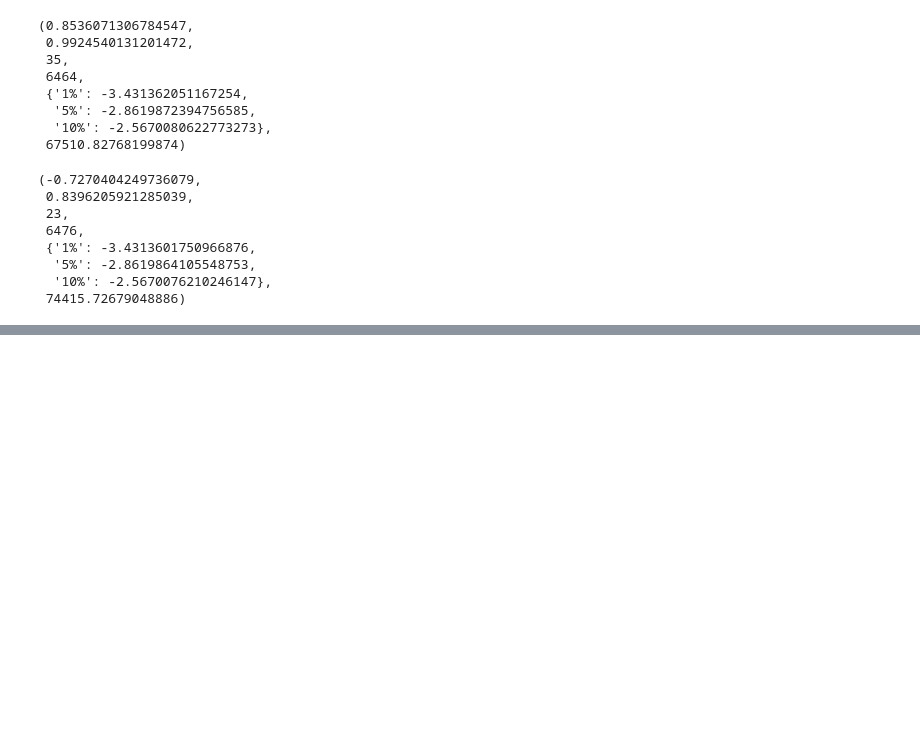
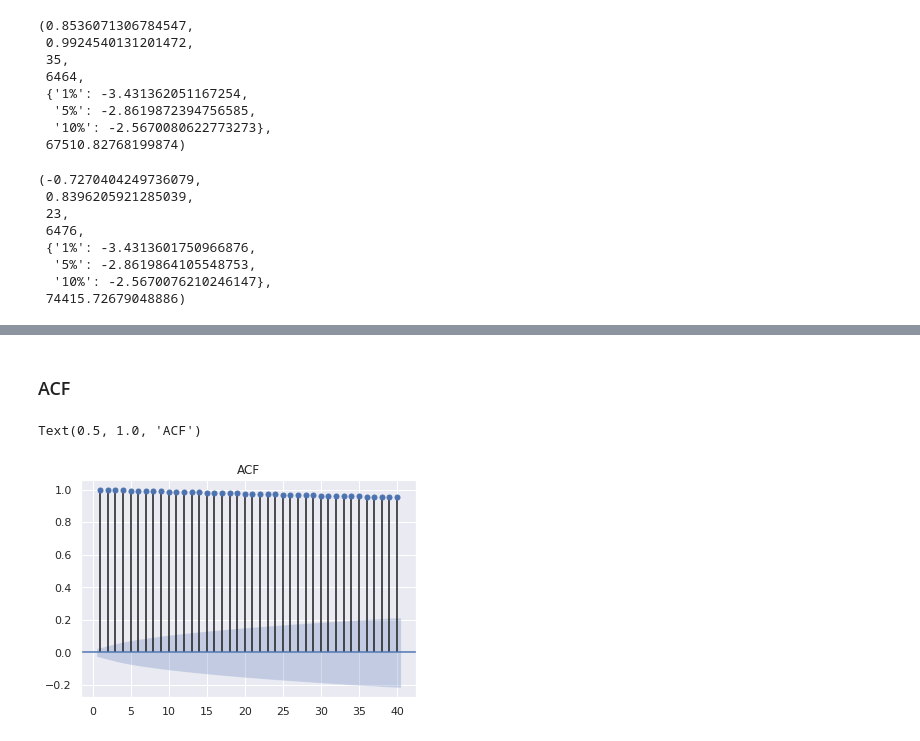
Before and after one commit to MahmutAtia/Time-Series-Analysis-in-Python, a Jupyter notebook: working with time series.ipynb, the cells around one changed output, grey strips where cells are left out. Cells and saved outputs as stored; diff of their text form; code cells hidden in the pictures; blank space fills up the shorter version.

```diff
--- a/working with time series.ipynb
+++ b/working with time series.ipynb
@@ -158,0 +159,2 @@ adfuller(df_copy["wn"])
+# %% [markdown]
+### ACF
@@ -158,0 +163,6 @@ adfuller(df_copy["wn"])
+# %%
+sgt.plot_acf(df["spx"], lags= 40 , zero = False)
+plt.title("ACF")
+# %% [output]
+Text(0.5, 1.0, 'ACF')
+[figure, added]
```
Also changed, not shown: parts of 17 cells of this notebook.
